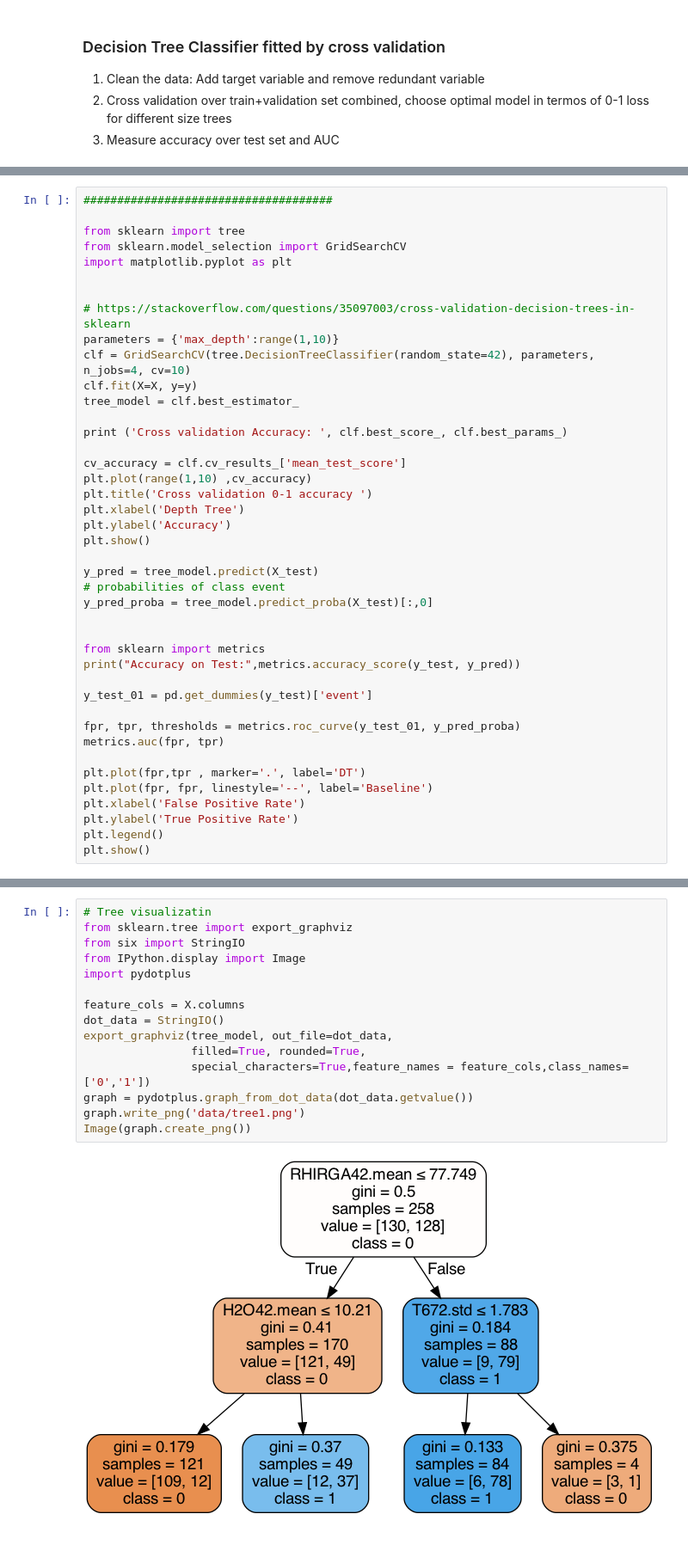
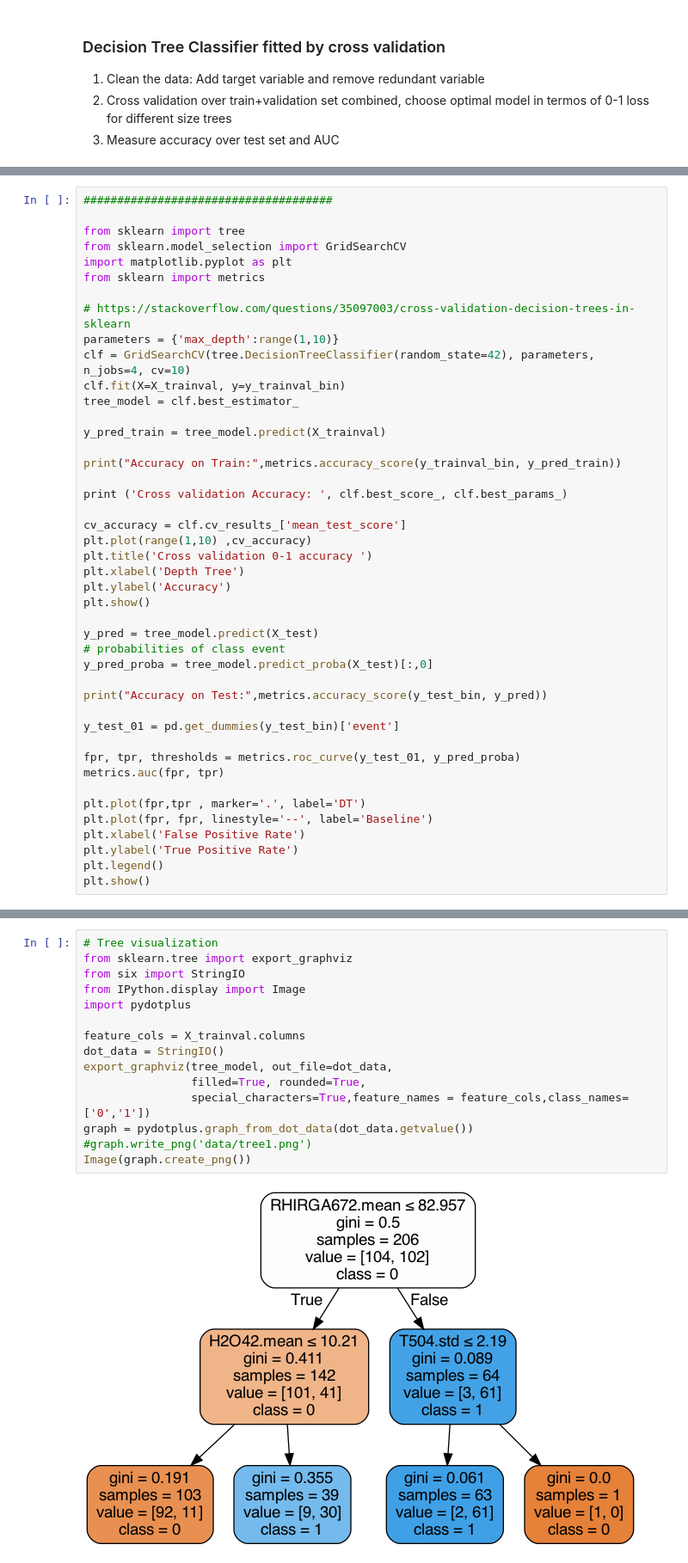
Before and after one commit to williwilliams3/TermProjectIML, a Jupyter notebook: DecisionTreeFit_CV.ipynb, the cells around one changed output, grey strips where cells are left out. Shown: that part at 86% size. Cells and saved outputs as stored; diff of their text form.

Commit message:
New data splitting process and multi class DT

```diff
--- a/DecisionTreeFit_CV.ipynb
+++ b/DecisionTreeFit_CV.ipynb
@@ -64,13 +21,17 @@ y = npf_train["class2"]
 from sklearn import tree
 from sklearn.model_selection import GridSearchCV
 import matplotlib.pyplot as plt
-
+from sklearn import metrics
 
 # https://stackoverflow.com/questions/35097003/cross-validation-decision-trees-in-sklearn
 parameters = {'max_depth':range(1,10)}
 clf = GridSearchCV(tree.DecisionTreeClassifier(random_state=42), parameters, n_jobs=4, cv=10)
-clf.fit(X=X, y=y)
+clf.fit(X=X_trainval, y=y_trainval_bin)
 tree_model = clf.best_estimator_
+
+y_pred_train = tree_model.predict(X_trainval)
+
+print("Accuracy on Train:",metrics.accuracy_score(y_trainval_bin, y_pred_train))
 
 print ('Cross validation Accuracy: ', clf.best_score_, clf.best_params_)
 
@@ -85,11 +46,9 @@ y_pred = tree_model.predict(X_test)
 # probabilities of class event
 y_pred_proba = tree_model.predict_proba(X_test)[:,0]
 
+print("Accuracy on Test:",metrics.accuracy_score(y_test_bin, y_pred))
 
-from sklearn import metrics
-print("Accuracy on Test:",metrics.accuracy_score(y_test, y_pred))
-
-y_test_01 = pd.get_dummies(y_test)['event']
+y_test_01 = pd.get_dummies(y_test_bin)['event']
 
 fpr, tpr, thresholds = metrics.roc_curve(y_test_01, y_pred_proba)
 metrics.auc(fpr, tpr)
@@ -108,17 +70,17 @@ Accuracy on Test: 0.8798449612403101
 # %%
-# Tree visualizatin
+# Tree visualization
 from sklearn.tree import export_graphviz
 from six import StringIO
 from IPython.display import Image
 import pydotplus
 
-feature_cols = X.columns
+feature_cols = X_trainval.columns
 dot_data = StringIO()
 export_graphviz(tree_model, out_file=dot_data,
                 filled=True, rounded=True,
                 special_characters=True,feature_names = feature_cols,class_names=['0','1'])
 graph = pydotplus.graph_from_dot_data(dot_data.getvalue())
-graph.write_png('data/tree1.png')
+#graph.write_png('data/tree1.png')
 Image(graph.create_png())
 # %% [output]
-[figure, old version]
+[figure, new version]
```
Also changed, not shown: parts of 8 cells of this notebook, 6 other files.
